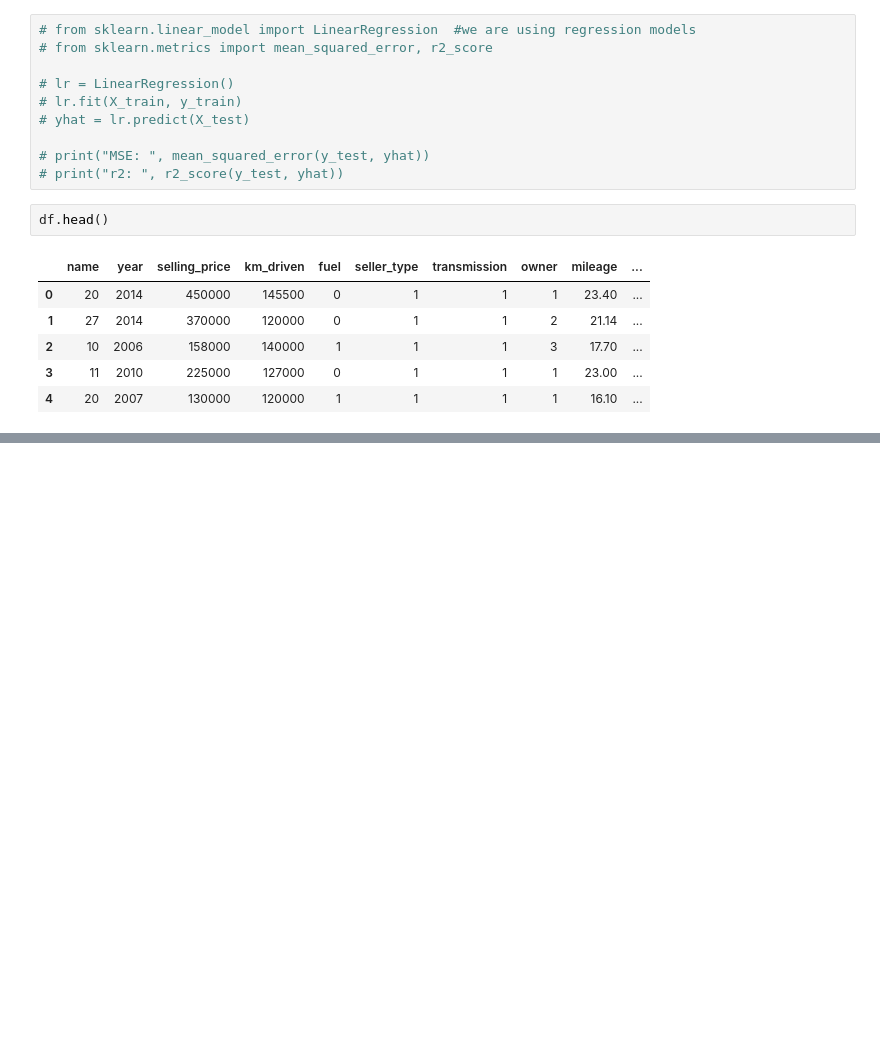
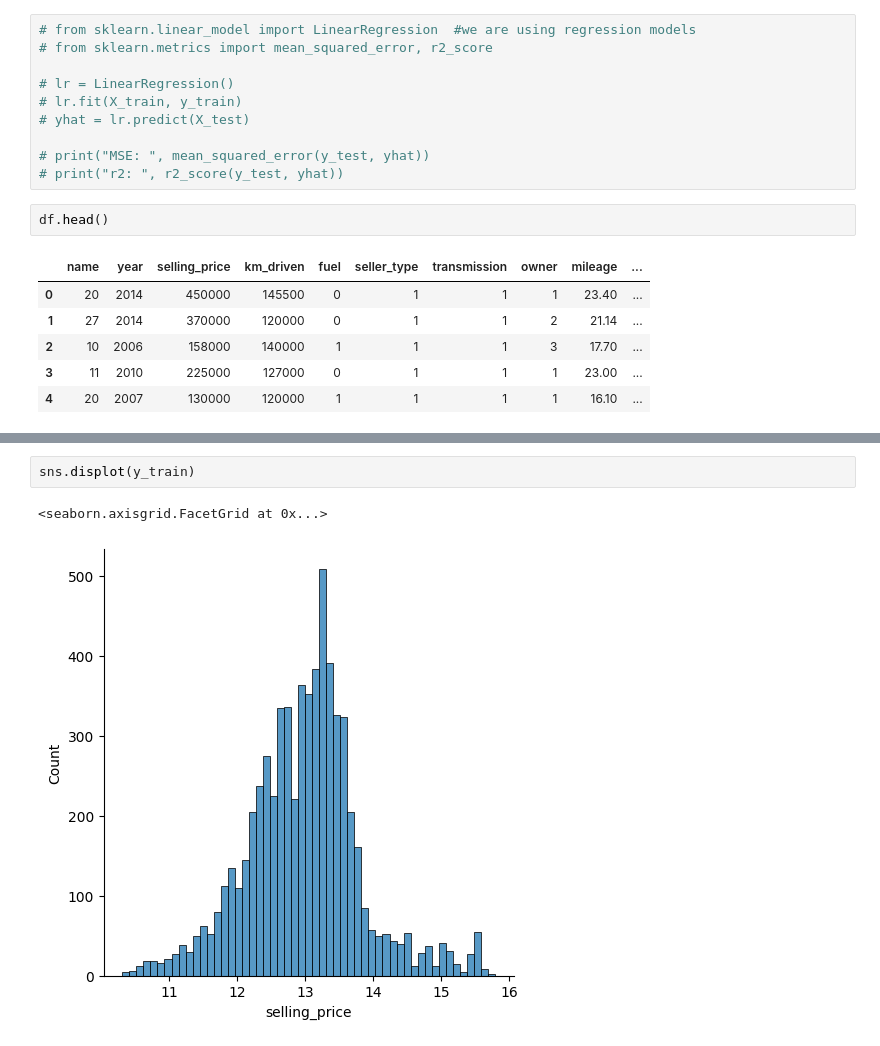
Before and after one commit to puskr99/car-price-prediction-ML, a Jupyter notebook: code/car-price-prediction.ipynb, the cells around one changed output, grey strips where cells are left out. Cells and saved outputs as stored; diff of their text form; blank space fills up the shorter version.

```diff
--- a/code/car-price-prediction.ipynb
+++ b/code/car-price-prediction.ipynb
@@ -247,0 +265,5 @@ df.head()
+# %%
+sns.displot(y_train)
+# %% [output]
+<seaborn.axisgrid.FacetGrid at 0x...>
+[figure, added]
```
Also changed, not shown: parts of 9 cells of this notebook.
